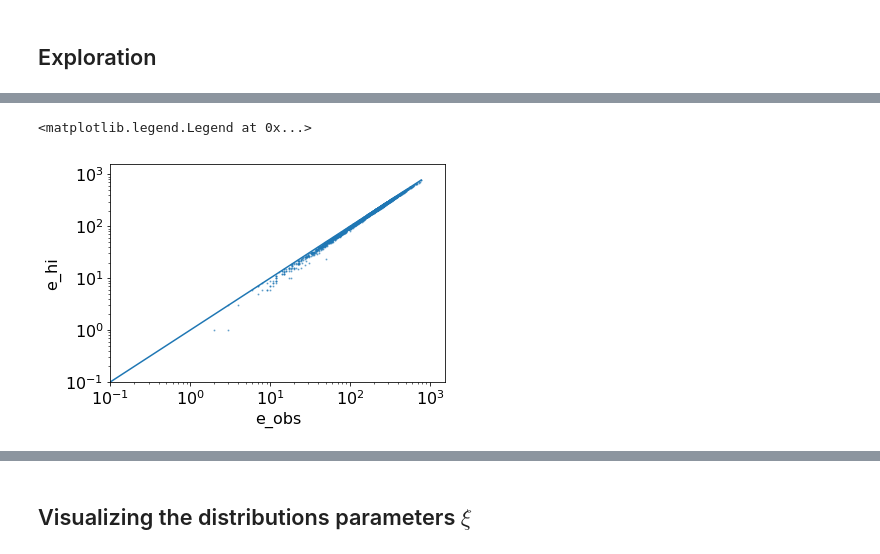
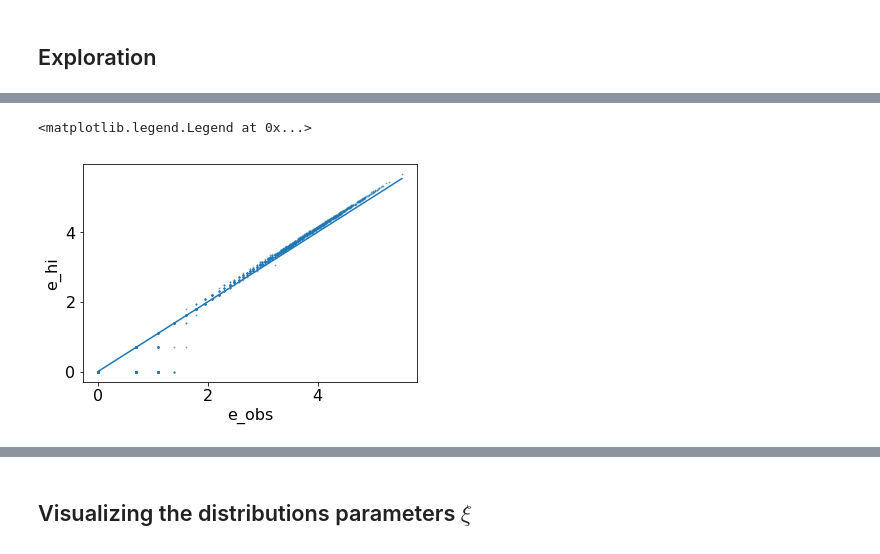
Before and after one commit to broadinstitute/CellBender, a Jupyter notebook: proto/chimera/notebooks/dtm_exploration.ipynb, the cells around one changed output, grey strips where cells are left out. Cells and saved outputs as stored; diff of their text form; code cells hidden in the pictures.

```diff
--- a/proto/chimera/notebooks/dtm_exploration.ipynb
+++ b/proto/chimera/notebooks/dtm_exploration.ipynb
@@ -265,0 +442,2 @@ except:
+# %%
+sc_fingerprint_dtm.set_highly_variable_gene_indices(hvg_selector.highly_variable_gene_indices)
@@ -357,0 +485,12 @@ vsgp_gene_expression_prior.plot_beta(plt)
+# %%
+pyro.clear_param_store()
+
+feature_based_gene_expression_model = FeatureBasedGeneExpressionModel(
+    sc_fingerprint_dtm=sc_fingerprint_dtm,
+    init_features_ard_scale=10.0,
+    phi_scale=1e-2,
+    activation=torch.nn.Softplus(),
+    enable_phi_prior=False,
+    hidden_dims=[],
+    device=device,
+    dtype=dtype)
@@ -600,16 +850,22 @@ with torch.no_grad():
 # %%
-gene_index = 0  #sc_fingerprint_base.gene_idx_list.index(5718)
+# original_gene_index = 14724
+# gene_index = sc_fingerprint_base.gene_idx_list.index(original_gene_index)
+# print(original_gene_index)
 
-sampler = PosteriorGeneExpressionSampler(model, device, dtype)
+gene_index = sc_fingerprint_base.gene_names_list.index('LYZ')
+print(sc_fingerprint_base.gene_names_list[gene_index])
+
+sampler = PosteriorGeneExpressionSampler(dtm, device, dtype)
 expr_dict = sampler.get_gene_expression_posterior_sampling_summary(
     gene_index=gene_index,
-    n_proposals_omega=20,
-    n_particles_omega=10,
-    n_particles_cell=10,
-    n_particles_expression=10,
+    n_proposals_omega=10,
+    n_particles_omega=5,
+    n_particles_cell=5,
+    n_particles_expression=5,
     cell_shard_size=100,
     run_mode="full",
     only_expressing_cells=False)
+
 # expr_dict =  sampler.get_gene_expression_posterior_moments_summary(
 #     gene_index=gene_index,
 #     n_particles_omega=100,
@@ -621,22 +877,16 @@ expr_dict = sampler.get_gene_expression_posterior_sampling_summary(
 
 e_hi = expr_dict['e_hi_map']
 
+data = sc_fingerprint_dtm.generate_single_gene_fingerprint_minibatch_data(
+    gene_index, np.arange(0, sc_fingerprint_dtm.n_cells), 1)
+out = gene_expression_model.guide(data)
+decoded = gene_expression_model.decode_output_to_nb_params_dict(out, data)
+mu_e_hi_n = decoded['log_mu_e_hi_n'].exp()
+phi_e_hi_n = decoded['log_phi_e_hi_n'].exp()
 
-
-data = sc_fingerprint_dtm.generate_single_gene_minibatch_data(
-    gene_index, np.arange(0, sc_fingerprint_dtm.n_cells), 1)
-beta_loc_nr, _ = gene_expression_prior.forward(data)
-eta_n = data['total_obs_molecules_per_cell_tensor'] / model.mean_total_molecules_per_cell
-mu_e_hi_n = torch.exp(beta_loc_nr[:, 0] + beta_loc_nr[:, 1] * eta_n.log())
-phi_e_hi_n = beta_loc_nr[:, 2].exp()
-logit_p_zero_e_hi_n = beta_loc_nr[:, 3]
-
-e_hi_prior_dist = ZeroInflatedNegativeBinomial(
-    logit_p_zero=logit_p_zero_e_hi_n,
+e_hi_prior_dist = NegativeBinomial(
     mu=mu_e_hi_n,
     phi=phi_e_hi_n)
-
-
 
 e_obs = np.asarray(sc_fingerprint_dtm.sparse_count_matrix_csc[:, gene_index].todense()).squeeze(1)
 mean_e_obs = np.mean(e_obs)
@@ -650,52 +900,56 @@ print('e_hi_z:', e_hi_z)
 print('e_obs_z:', e_obs_z)
 print('mu_e_hi (prior):', mu_e_hi_n.mean().item())
 print('phi_e_hi (prior):', phi_e_hi_n.mean().item())
-print('p_zero_e_hi (prior):', torch.sigmoid(logit_p_zero_e_hi_n).mean().item())
 print('mean_e_hi (prior):', e_hi_prior_dist.mean.mean().item())
 
 
 fig = plt.figure()
-plt.scatter(e_obs, e_hi, s=1, alpha=0.5)
-plt.plot([0.1, np.max(e_obs)], [0.1, np.max(e_obs)])
+plt.scatter(np.log1p(e_obs), np.log1p(e_hi), s=1, alpha=0.5)
+plt.plot(np.log1p([0, np.max(e_obs)]), np.log1p([0, np.max(e_obs)]))
 plt.xlabel('e_obs', fontsize=16)
 plt.ylabel('e_hi', fontsize=16)
-plt.xscale('log')
-plt.yscale('log')
-plt.xlim((0.1, 2*np.max(e_obs)))
-plt.ylim((0.1, 2*np.max(e_obs)))
 
 n_posterior_samples = 500
 cell_index_array = np.zeros((n_posterior_samples,), dtype=np.int).astype(np.int32)
 gene_index_array = gene_index * np.ones_like(cell_index_array).astype(np.int32)
 cell_sampling_site_scale_factor_array = np.ones_like(cell_index_array)
 gene_sampling_site_scale_factor_array = np.ones_like(cell_index_array)
-single_gene_mb_data = sc_fingerprint_dtm.generate_torch_minibatch_data(
+single_gene_mb_data = sc_fingerprint_dtm.generate_fingerprint_torch_minibatch_data(
     cell_index_array,
     gene_index_array,
     cell_sampling_site_scale_factor_array,
     gene_sampling_site_scale_factor_array,
     np.zeros((n_posterior_samples, sc_fingerprint_dtm.max_family_size), dtype=np.float32))
-guide_trace = poutine.trace(model.guide).get_trace(single_gene_mb_data)
-fsd_params_dict = fsd_codec.decode(guide_trace.nodes["fsd_xi_nq"]["value"])
+guide_trace = poutine.trace(dtm.guide).get_trace(single_gene_mb_data)
+fsd_params_dict = guide_trace.nodes['_RETURN']['value']['fsd_guide_output_dict']
 
-dist_lo, dist_hi = fsd_codec.get_fsd_components(fsd_params_dict)
+with torch.no_grad():
+    np.set_printoptions(precision=4)
+    for k, v in fsd_params_dict.items():
+        m = torch.mean(v, 0).cpu().numpy()
+        s = torch.std(v, 0).cpu().numpy()
+        print(f'{k}: {m} += {s}')
+
+dist_lo, dist_hi = fsd_model.get_fsd_components(fsd_params_dict)
 p_lo = dist_lo.log_prob(torch.arange(0, sc_fingerprint_dtm.max_family_size + 1).float().cuda()).detach().cpu().exp().numpy()
 p_hi = dist_hi.log_prob(torch.arange(0, sc_fingerprint_dtm.max_family_size + 1).float().cuda()).detach().cpu().exp().numpy()
 
 p_obs_hi_mean, p_obs_hi_std = np.mean(1 - p_hi[:, 0]), np.std(p_hi[:, 0])
+p_obs_lo_mean, p_obs_lo_std = np.mean(1 - p_lo[:, 0]), np.std(p_lo[:, 0])
 print(f"p_obs_hi: {p_obs_hi_mean:.3f} +- {p_obs_hi_std:.3f}")
+print(f"p_obs_lo: {p_obs_lo_mean:.3f} +- {p_obs_lo_std:.3f}")
 
 fig = plt.figure()
 for i in range(n_posterior_samples):
-    plt.plot(p_hi[i, :], alpha=0.05, color='black')
+    plt.plot(p_hi[i, :], alpha=0.01, color='black')
 
 fig = plt.figure()
 for i in range(n_posterior_samples):
-    plt.plot(p_lo[i, :], alpha=0.05, color='black')
+    plt.plot(p_lo[i, :], alpha=0.01, color='black')
 
 
 empircal_fsd = sc_fingerprint_dtm.get_single_gene_dense_fingerprint_array(gene_index, None)
-empircal_fsd = empircal_fsd / (1e-12 + np.sum(empircal_fsd, -1)[:, None])
+# empircal_fsd = empircal_fsd / (1e-12 + np.sum(empircal_fsd, -1)[:, None])
 empircal_fsd = np.sum(empircal_fsd, 0)
 empircal_fsd = empircal_fsd / np.sum(empircal_fsd)
 
@@ -703,4 +957,5 @@ plt.figure()
 plt.plot(empircal_fsd, label='empirical')
 # plt.plot(model_fsd, label='model')
 plt.legend()
+# plt.yscale('log')
 # %% [output]
@@ -716,2 +978,2 @@ p_obs_hi: 0.987 +- 0.000
 <matplotlib.legend.Legend at 0x...>
-[figure, old version]
+[figure, new version]
```
Also changed, not shown: parts of 88 cells of this notebook, 16 other files.
